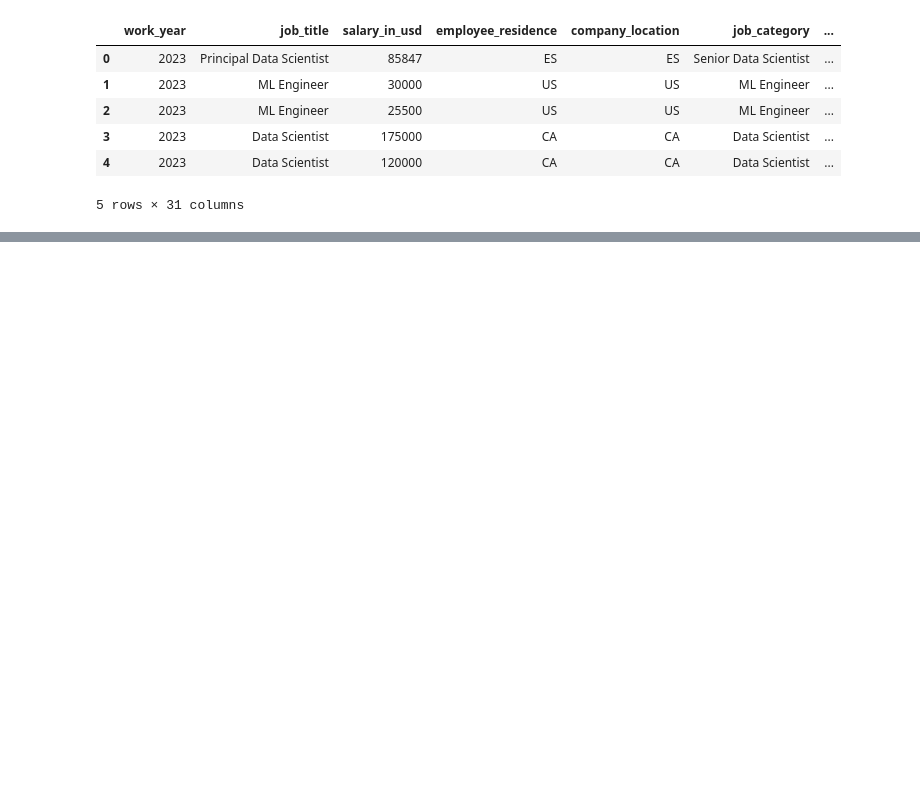
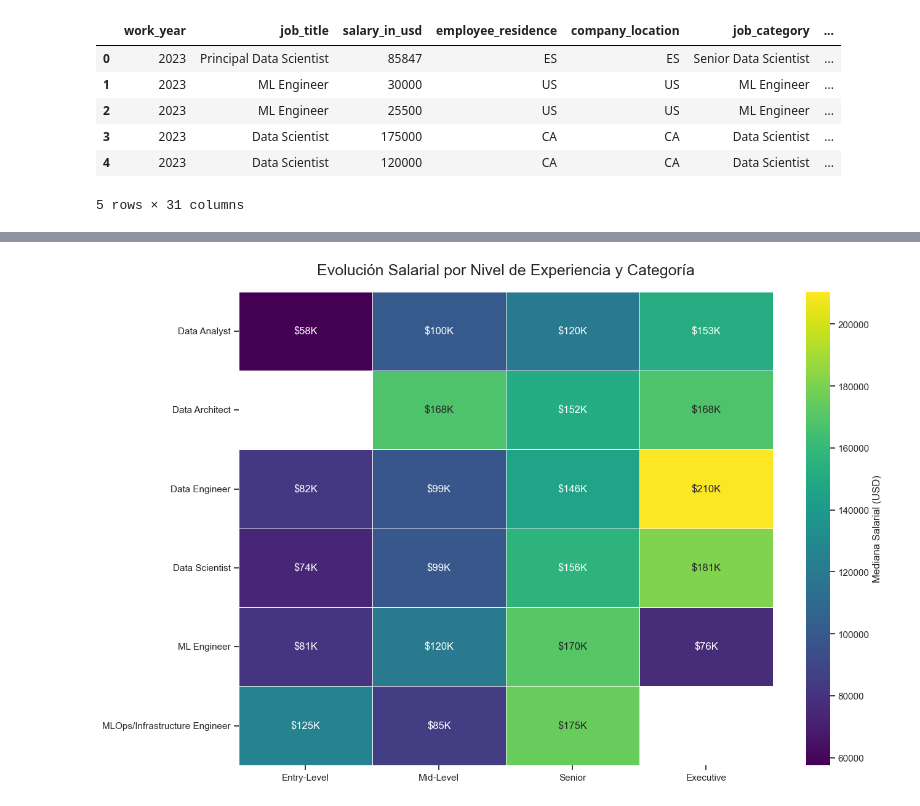
Before and after one commit to Jotis86/Data-Salaries, a Jupyter notebook: notebooks/data_visualization.ipynb, the cells around one changed output, grey strips where cells are left out. Cells and saved outputs as stored; diff of their text form; code cells hidden in the pictures; blank space fills up the shorter version.

```diff
--- a/notebooks/data_visualization.ipynb
+++ b/notebooks/data_visualization.ipynb
@@ -20,3 +24,9 @@ df.head()
 | 3 | 2023 | Data Scientist | 175000 | CA | CA | Data Scientist | ... |
 | 4 | 2023 | Data Scientist | 120000 | CA | CA | Data Scientist | ... |
 5 rows × 31 columns
+# %%
+# Configurar el estilo visual
+plt.style.use('seaborn-v0_8-whitegrid')
+sns.set_context("talk")
+custom_params = {"axes.spines.right": False, "axes.spines.top": False}
+sns.set_theme(style="ticks", rc=custom_params)
@@ -22,0 +112,33 @@ df.head()
+# %%
+# -----------------------
+# 3. Evolución salarial por nivel de experiencia y categoría
+# -----------------------
+fig, ax = plt.subplots(figsize=(14, 10))
+
+# Filtrar solo las categorías principales
+top_categories = df['job_category'].value_counts().nlargest(6).index
+filtered_df = df[df['job_category'].isin(top_categories)]
+
+# Asegurar que el orden de experiencia sea correcto
+exp_order = ['Entry-Level', 'Mid-Level', 'Senior', 'Executive']
+
+# Agrupar y calcular medianas
+pivot_data = filtered_df.groupby(['job_category', 'experience_level_desc'])['salary_in_usd'].median().reset_index()
+pivot_data = pivot_data.pivot(index='job_category', columns='experience_level_desc', values='salary_in_usd')
+pivot_data = pivot_data.reindex(columns=exp_order)
+
+# Crear el heatmap
+sns.heatmap(pivot_data, annot=True, cmap='viridis', fmt='.0f', linewidths=.5, ax=ax,
+            annot_kws={"size": 12}, cbar_kws={'label': 'Mediana Salarial (USD)'})
+
+# Formatear anotaciones con K para mil
+for text in ax.texts:
+    text.set_text(f"${int(text.get_text())/1000:.0f}K")
+
+ax.set_title('Evolución Salarial por Nivel de Experiencia y Categoría', fontsize=18, pad=20)
+ax.set_ylabel('')
+ax.set_xlabel('')
+
+plt.show()
+# %% [output]
+[figure, added]
```
Also changed, not shown: parts of 22 cells of this notebook.
